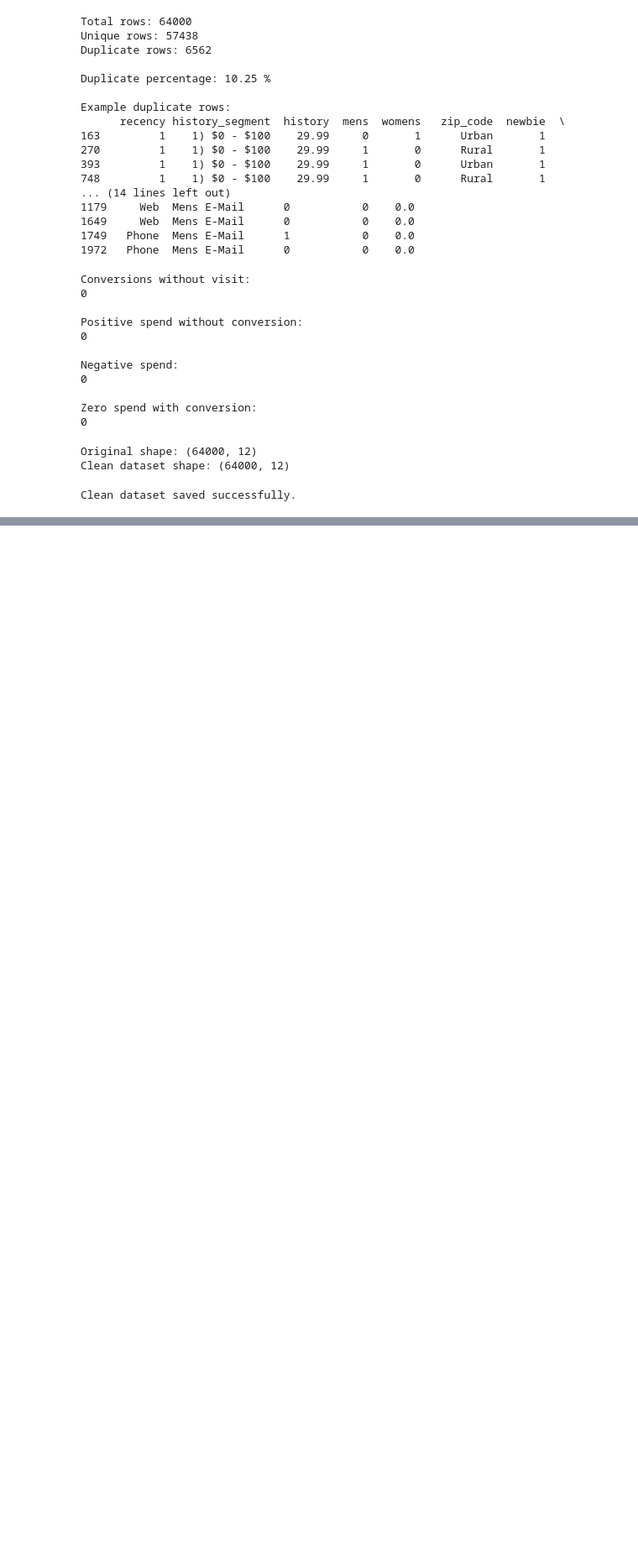
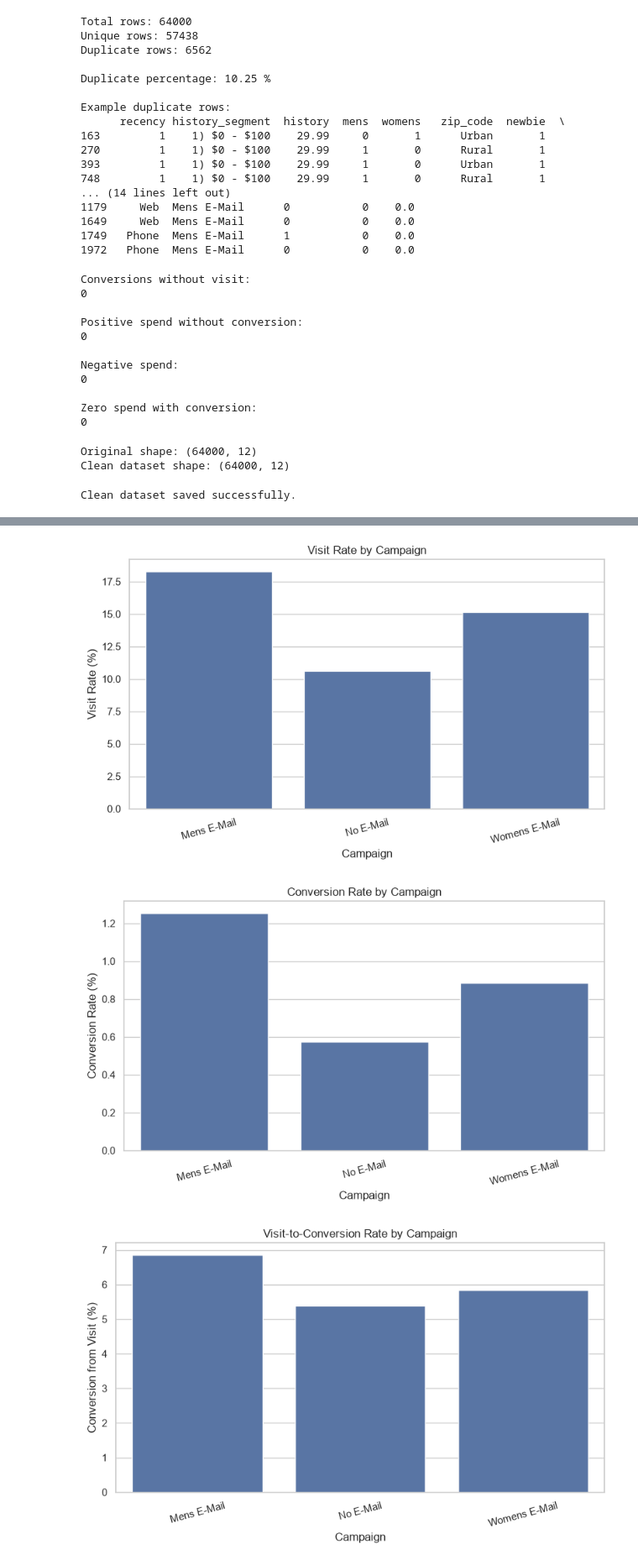
Before and after one commit to sangamitrap/Digital-Marketing-AB-Testing, a Jupyter notebook: notebooks/01_data_analysis.ipynb, the cells around one changed output, grey strips where cells are left out. Shown at 84% size. Drawn from its saved outputs; the diff is of its cells as text; code cells hidden in the pictures; blank space fills up the shorter version.

Commit message:
Add EDA visualizations

```diff
--- a/notebooks/01_data_analysis.ipynb
+++ b/notebooks/01_data_analysis.ipynb
@@ -137,0 +224,52 @@ Clean dataset saved successfully.
+# %%
+import matplotlib.pyplot as plt
+import seaborn as sns
+
+sns.set_theme(style="whitegrid")
+
+# 1. Visit Rate
+plt.figure(figsize=(8, 5))
+sns.barplot(data=summary.reset_index(), x="segment", y="visit_rate")
+plt.title("Visit Rate by Campaign")
+plt.ylabel("Visit Rate (%)")
+plt.xlabel("Campaign")
+plt.xticks(rotation=15)
+plt.tight_layout()
+plt.savefig("../visualizations/01_visit_rate.png", dpi=300)
+plt.show()
+
+# 2. Conversion Rate
+plt.figure(figsize=(8, 5))
+sns.barplot(data=summary.reset_index(), x="segment", y="conversion_rate")
+plt.title("Conversion Rate by Campaign")
+plt.ylabel("Conversion Rate (%)")
+plt.xlabel("Campaign")
+plt.xticks(rotation=15)
+plt.tight_layout()
+plt.savefig("../visualizations/02_conversion_rate.png", dpi=300)
+plt.show()
+
+# 3. Conversion from Visit
+plt.figure(figsize=(8, 5))
+sns.barplot(data=summary.reset_index(), x="segment", y="conversion_from_visit")
+plt.title("Visit-to-Conversion Rate by Campaign")
+plt.ylabel("Conversion from Visit (%)")
+plt.xlabel("Campaign")
+plt.xticks(rotation=15)
+plt.tight_layout()
+plt.show()
+
+# 4. Revenue per Customer
+plt.figure(figsize=(8, 5))
+sns.barplot(data=summary.reset_index(), x="segment", y="revenue_per_customer")
+plt.title("Revenue per Customer by Campaign")
+plt.ylabel("Revenue per Customer")
+plt.xlabel("Campaign")
+plt.xticks(rotation=15)
+plt.tight_layout()
+plt.savefig("../visualizations/04_revenue_per_customer.png", dpi=300)
+plt.show()
+# %% [output]
+[figure, added]
+[figure, added]
+[figure, added]
```
Also changed, not shown: parts of 5 cells of this notebook, 3 other files.
